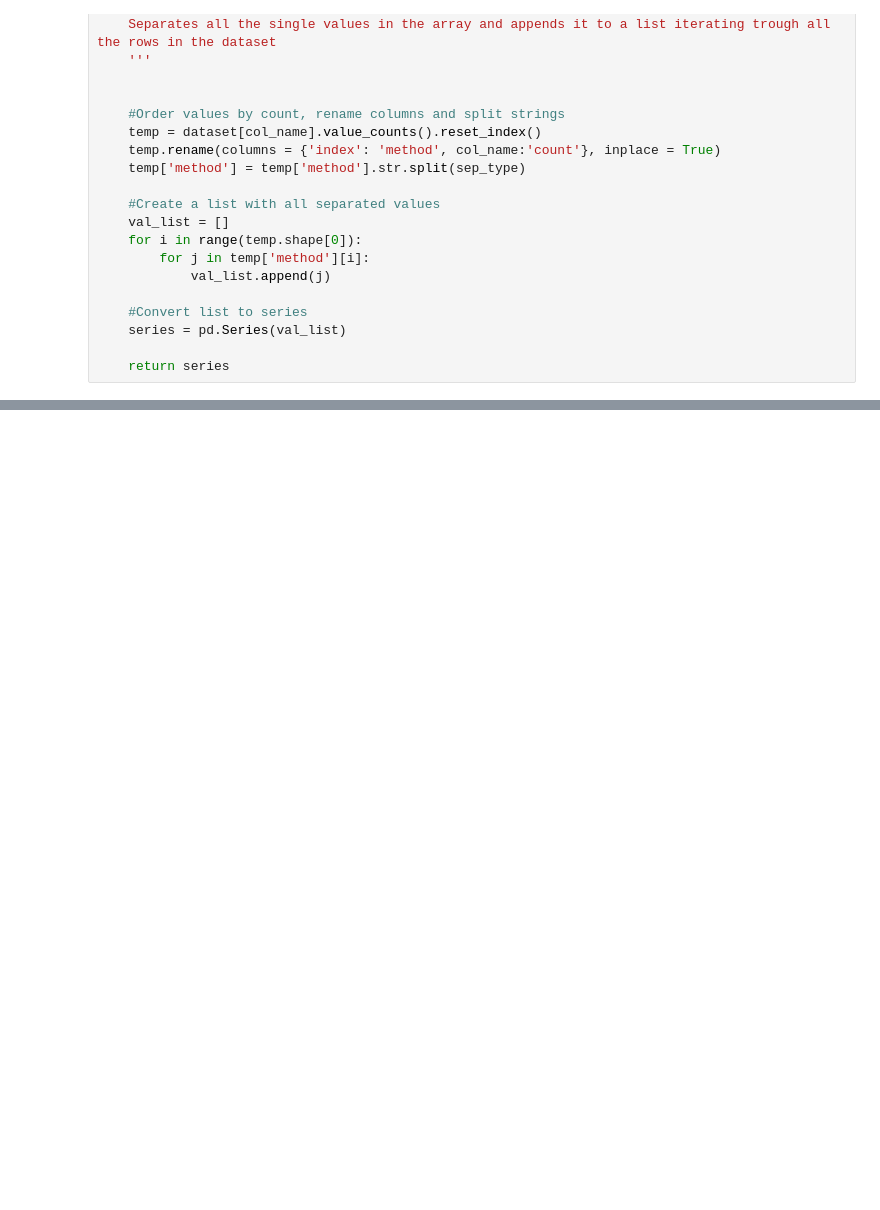
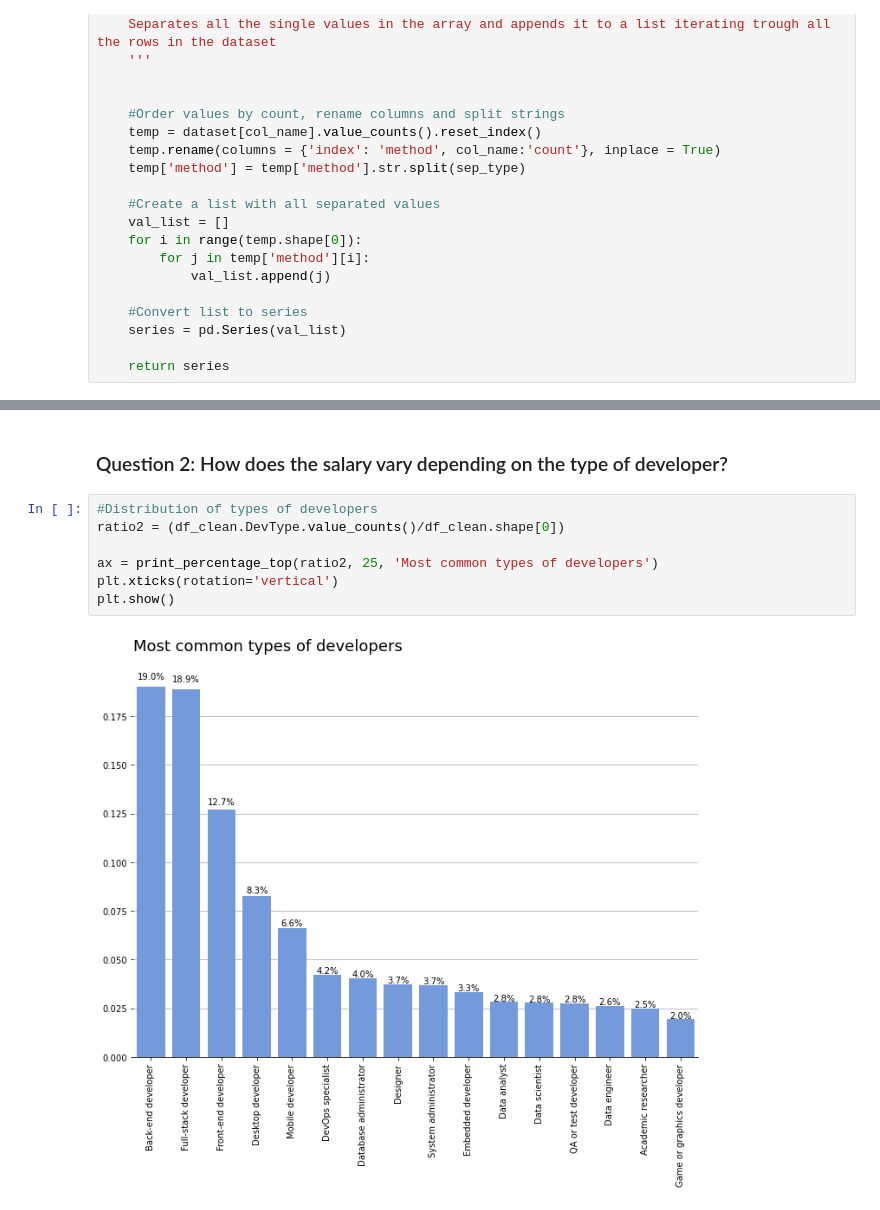
Before and after one commit to rubenvf/Stack_Overflow_Survey_2020, a Jupyter notebook: DevType_Analysis.ipynb, the cells around one changed output, grey strips where cells are left out. Drawn from its saved outputs; the diff is of its cells as text; blank space fills up the shorter version.

```diff
--- a/DevType_Analysis.ipynb
+++ b/DevType_Analysis.ipynb
@@ -199,3 +292,14 @@ df_clean['DevType'] = df_clean['DevType'].replace(rename_map)
+# %% [markdown]
+### Question 2: How does the salary vary depending on the type of developer?
+# %%
+#Distribution of types of developers
+ratio2 = (df_clean.DevType.value_counts()/df_clean.shape[0])
+
+ax = print_percentage_top(ratio2, 25, 'Most common types of developers')
+plt.xticks(rotation='vertical')
+plt.show()
+# %% [output]
+[figure, new version]
 # %%
 def customPlot(country, response, row, col, color):
 
```
Also changed, not shown: parts of 48 cells of this notebook.
